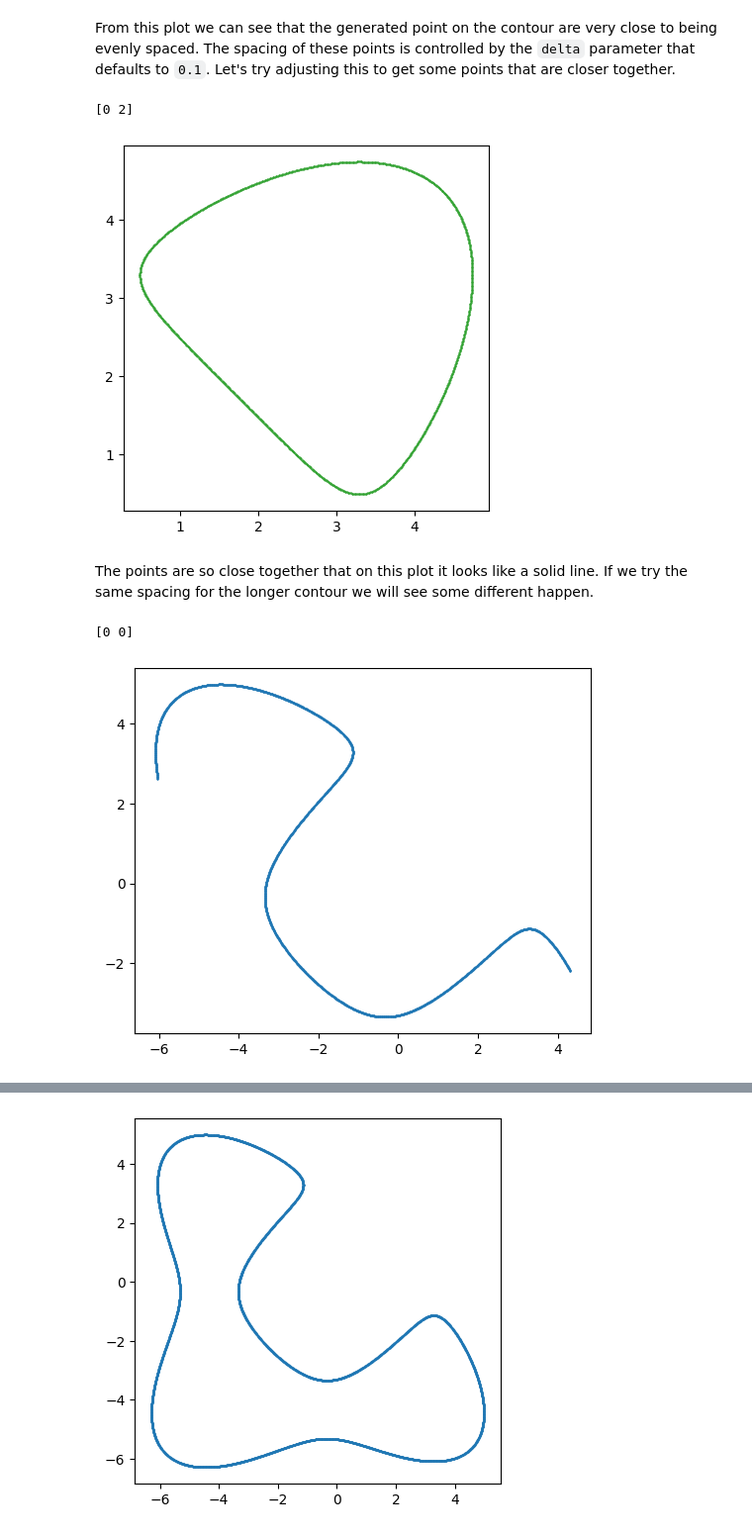
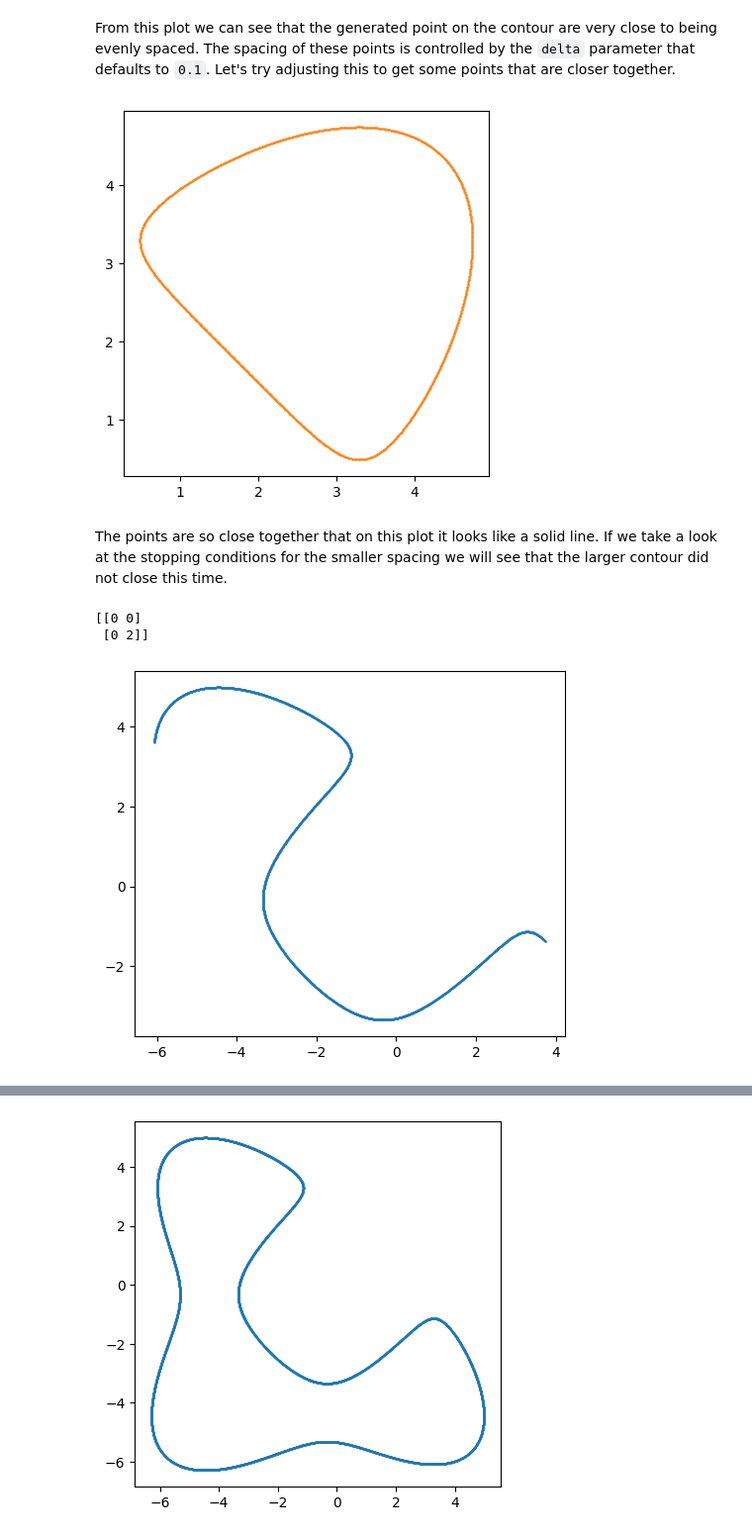
Before and after one commit to CKrawczyk/Jax-Zero-Contour, a Jupyter notebook: docs/source/Example_1.ipynb, the cells around one changed output, grey strips where cells are left out. Shown at 99% size. Drawn from its saved outputs; the diff is of its cells as text; code cells hidden in the pictures.

````diff
--- a/docs/source/Example_1.ipynb
+++ b/docs/source/Example_1.ipynb
@@ -78,9 +75,9 @@ Because the `value_and_grad_function` is `jit`ed before it is passed in, it will
 ```
 # %%
-init_guess_1 = jnp.array([-2.0, 0.0])
-path_1, values_1, stopping_conditions_1 = zero_contour_finder(
+init_guess = jnp.array([[-2.0, 0.0], [4.0, 4.0]])
+paths, stopping_reason = zero_contour_finder(
     v_and_g,
-    init_guess_1
+    init_guess
 )
-print(stopping_conditions_1)
+print(stopping_reason)
 # %% [output]
@@ -138,33 +137,26 @@ plt.gca().set_aspect(1);
 # %% [markdown]
 From this plot we can see that the generated point on the contour are very close to being evenly spaced.  The spacing of these points is controlled by the `delta` parameter that defaults to `0.1`.  Let's try adjusting this to get some points that are closer together.
 # %%
-path_2_close, values_2_close, stopping_conditions_2_close = zero_contour_finder(
+paths_close, stopping_reason_close = zero_contour_finder(
     v_and_g,
-    init_guess_2,
+    init_guess,
     delta=0.01
 )
-print(stopping_conditions_2_close)
-# %% [output]
-[0 2]
 # %%
-plt.plot(*path_2_close.T, '.', ms=1, color='C2')
+plt.plot(*paths_close['path'][1].T, '.', ms=1, color='C1')
 plt.gca().set_aspect(1);
 # %% [output]
-[figure, old version]
+[figure, new version]
 # %% [markdown]
-The points are so close together that on this plot it looks like a solid line.  If we try the same spacing for the longer contour we will see some different happen.
+The points are so close together that on this plot it looks like a solid line.  If we take a look at the stopping conditions for the smaller spacing we will see that the larger contour did not close this time.
-# %%
-path_1_close, values_1_close, stopping_conditions_1_close = zero_contour_finder(
-    v_and_g,
-    init_guess_1,
-    delta=0.01
-)
-print(stopping_conditions_1_close)
-# %% [output]
-[0 0]
+# %%
+print(stopping_reason_close)
+# %% [output]
+[[0 0]
+ [0 2]]
 # %%
-plt.plot(*path_1_close.T, '.', ms=1, color='C0')
+plt.plot(*paths_close['path'][0].T, '.', ms=1, color='C0')
 plt.gca().set_aspect(1);
 # %% [output]
-[figure, old version]
+[figure, new version]
 # %% [markdown]
````
Also changed, not shown: parts of 16 cells of this notebook, 6 other files.
